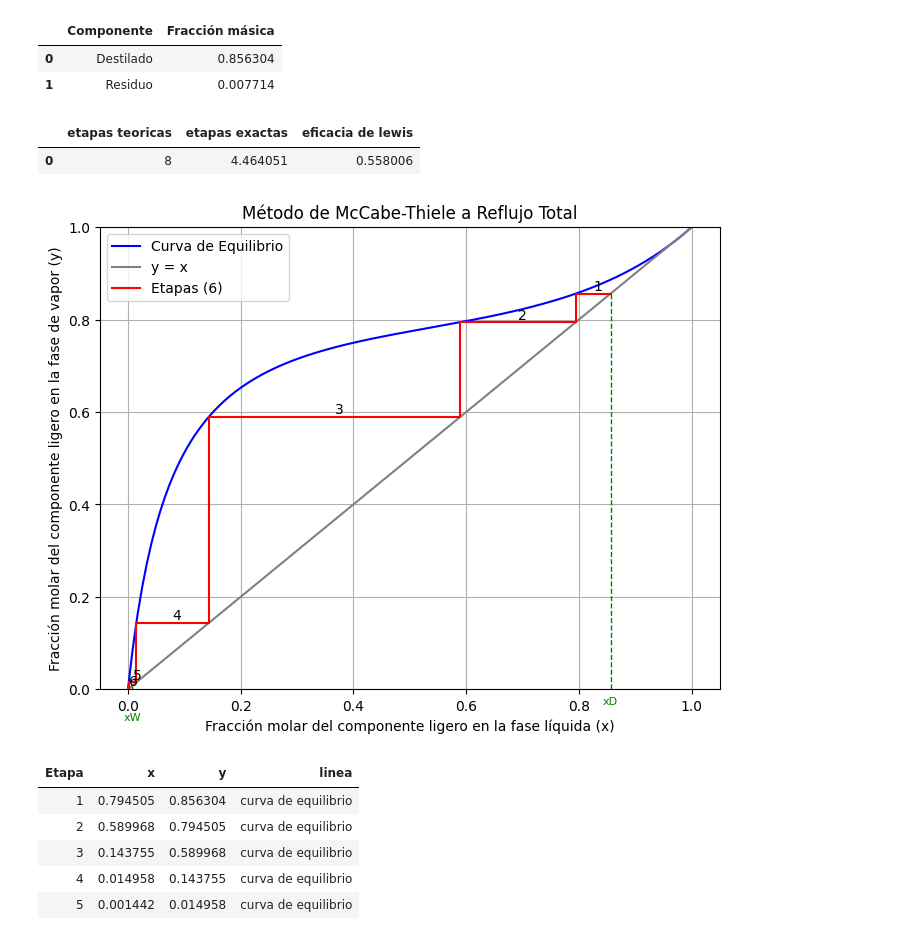
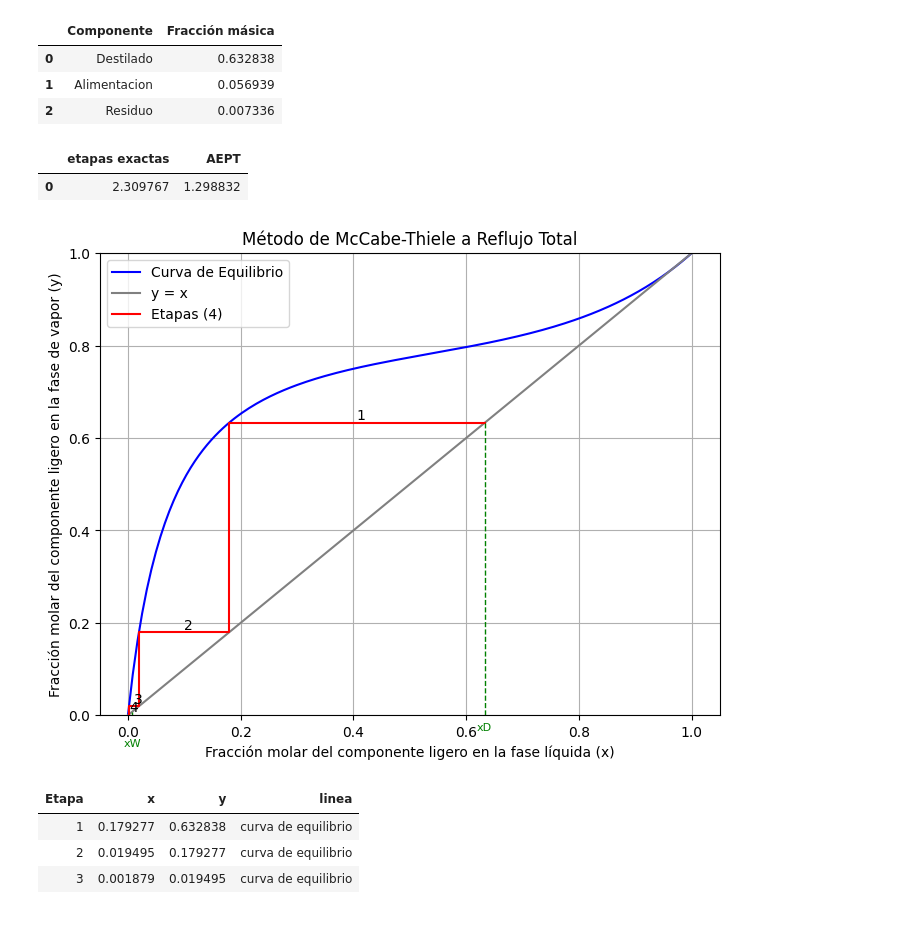
Before and after one commit to ChristianPh404/exp2, a Jupyter notebook: pract6.ipynb, the cells around one changed output. Drawn from its saved outputs; the diff is of its cells as text; code cells hidden in the pictures.

```diff
--- a/pract6.ipynb
+++ b/pract6.ipynb
@@ -330,21 +330,33 @@ import pandas as pd
 import matplotlib.pyplot as plt
 import numpy as np
 #densidad destilado y residuo
-Ddestilado=0.825
-DResiduo=0.996
+Ddestilado=0.8397
+DResiduo=0.9875
+Dalim = 0.9785
+Mw_et = 46.07 # g/mol
+Mw_agua = 18.015 # g/mol
 #Fracciones masicas
-xi_destilado = [0.86, 0.87]
-densidad_destilado = [0.82405, 0.82148]
+#! Arreglar desde aqui
+xi_destilado = [0.81, 0.82]
+densidad_destilado = [0.84096, 0.83848]
 
-xi_residuo = [0.0, 0.01]
-densidad_residuo = [0.99708, 0.99568]
+xi_residuo = [0.006, 0.07]
+densidad_residuo = [0.9878, 0.98627]
+
+xi_alimentacion = [0.13, 0.14]
+densidad_alimentacion = [0.97910, 0.9775]
+
 def interpolar_lineal(x1, y1, x2, y2, x_interpolado):
     return y1 + ((x_interpolado - x1) / (x2 - x1)) * (y2 - y1)
-x_destilado = interpolar_lineal(densidad_destilado[0], xi_destilado[0], densidad_destilado[1], xi_destilado[1], Ddestilado)
-x_residuo = interpolar_lineal(densidad_residuo[0], xi_residuo[0], densidad_residuo[1], xi_residuo[1], DResiduo)
+xw_destilado = interpolar_lineal(densidad_destilado[0], xi_destilado[0], densidad_destilado[1], xi_destilado[1], Ddestilado)
+xw_residuo = interpolar_lineal(densidad_residuo[0], xi_residuo[0], densidad_residuo[1], xi_residuo[1], DResiduo)
+xw_alimentacion = interpolar_lineal(densidad_alimentacion[0], xi_alimentacion[0], densidad_alimentacion[1], xi_alimentacion[1], Dalim)
+x_destilado = (xw_destilado/Mw_et) / (xw_destilado/Mw_et + ((1-xw_destilado)/Mw_agua))
+x_residuo = (xw_residuo/Mw_et) / (xw_residuo/Mw_et + ((1-xw_residuo)/Mw_agua))
+x_alimentacion = (xw_alimentacion/Mw_et) / (xw_alimentacion/Mw_et + ((1-xw_alimentacion)/Mw_agua))
 tabla_fracciones_masicas = pd.DataFrame({
-    'Componente': ['Destilado','Residuo'],
-    'Fracción másica': [x_destilado, x_residuo]
+    'Componente': ['Destilado','Alimentacion','Residuo'],
+    'Fracción másica': [x_destilado,x_alimentacion, x_residuo]
 })
 styled_df = tabla_fracciones_masicas.style.set_properties(subset=['Componente'], **{'text-align': 'left'})
 
@@ -355,18 +367,15 @@ Tbot=72
 display(styled_df)
 # %% [output]
 |  | Componente | Fracción másica |
-| 0 | Destilado | 0.856304 |
-| 1 | Residuo | 0.007714 |
+| 0 | Destilado | 0.632838 |
+| 1 | Alimentacion | 0.056939 |
+| 2 | Residuo | 0.007336 |
 # %%
 x2=1-x1
 y2=1-y1
 xD = x_destilado  # Fracción molar del componente ligero en el destilado
 xW = x_residuo    # Fracción molar del componente ligero en el residuo
-# Etapas reales de la columna de rectificacion
-Etapas_reales=8
-#piso elegido para el calculo de la eficacia de murphy
-h=3
-
+h = 3
 
 #calcular xn* y yn*
 # Initial point (total reflux: the first stage is the distillate)
@@ -425,49 +434,50 @@ if np.abs(x_ult_etapa - x_penult) < tolerancia:
 else:
     ultima_etapa_exacta = (xW - x_ult_etapa) / (x_penult - x_ult_etapa)
     Nt_etapas = s_rows - 3 + ultima_etapa_exacta
+NT_etapas_reales = np.floor(Nt_etapas)+1
 AEPT = h/Nt_etapas   # el -3 viene de que el primer valor no lo pilla por que es justo el punto xd,xd       # de ahi un -1, el otro es por que el numero de etapas se definia como el de columnas-1
+AEPT_real = h/NT_etapas_reales
 Etapas_frame=pd.DataFrame({                           # y el ultimo es por que la ultima etapa no se cuenta para poder tomarla exacta
     'etapas exactas': [Nt_etapas],
-    'etapas teoricas': [Etapas_reales],
-    'AEPT': [AEPT]
+    'etapas reales': [NT_etapas_reales],
+    'AEPT': [AEPT],
+    'AEPT real': [AEPT_real]
 })
 display(Etapas_frame)
 # Graficar el diagrama de McCabe-Thiele
 plt.figure(figsize=(8, 6))
 plt.plot(x1, y1, label='Curva de Equilibrio', color='blue')
 plt.plot([0, 1], [0, 1], color='gray', label='y = x')
 plt.plot(S[:, 0], S[:, 1], color='red', label=f'Etapas ({num_stages})')
 
 # Plot xD and xW points with smaller size
 plt.scatter([xD, xW], [xD, xW], color='green', zorder=5, s=0)
 
 # Add dashed lines from the x-axis to the points
 plt.plot([xD, xD], [0, xD], color='green', linestyle='--', linewidth=1)
 plt.plot([xW, xW], [0, xW], color='green', linestyle='--', linewidth=1)
 for i in range(num_stages):
     mid_x = (S[i * 2, 0] + S[i * 2 + 2, 0]) / 2
     y = S[i * 2 + 2, 1]
     plt.text(mid_x, y, f'{i+1}', fontsize=10, verticalalignment='bottom', horizontalalignment='left')
 # Add labels on the x-axis
 plt.text(xD, -0.015, 'xD',color='green', fontsize=8, verticalalignment='top', horizontalalignment='center')
 plt.text(xW, -0.05, 'xW',color='green', fontsize=8, verticalalignment='top', horizontalalignment='center')
 
 # Set y-axis to start at 0
 plt.ylim(0, 1)
 plt.xlabel('Fracción molar del componente ligero en la fase líquida (x)')
 plt.ylabel('Fracción molar del componente ligero en la fase de vapor (y)')
 plt.title('Método de McCabe-Thiele a Reflujo Total')
 plt.legend()
 plt.grid(True)
 plt.show()
 display(df.style.hide(axis='index'))
 # %% [output]
-|  | etapas teoricas | etapas exactas | eficacia de lewis |
-| 0 | 8 | 4.464051 | 0.558006 |
+|  | etapas exactas | AEPT |
+| 0 | 2.309767 | 1.298832 |
-[figure, old version]
+[figure, new version]
 | Etapa | x | y | linea |
-| 1 | 0.794505 | 0.856304 | curva de equilibrio |
-| 2 | 0.589968 | 0.794505 | curva de equilibrio |
-| 3 | 0.143755 | 0.589968 | curva de equilibrio |
-| 4 | 0.014958 | 0.143755 | curva de equilibrio |
-| 5 | 0.001442 | 0.014958 | curva de equilibrio |
+| 1 | 0.179277 | 0.632838 | curva de equilibrio |
+| 2 | 0.019495 | 0.179277 | curva de equilibrio |
+| 3 | 0.001879 | 0.019495 | curva de equilibrio |
```
Also changed, not shown: parts of 3 cells of this notebook.
